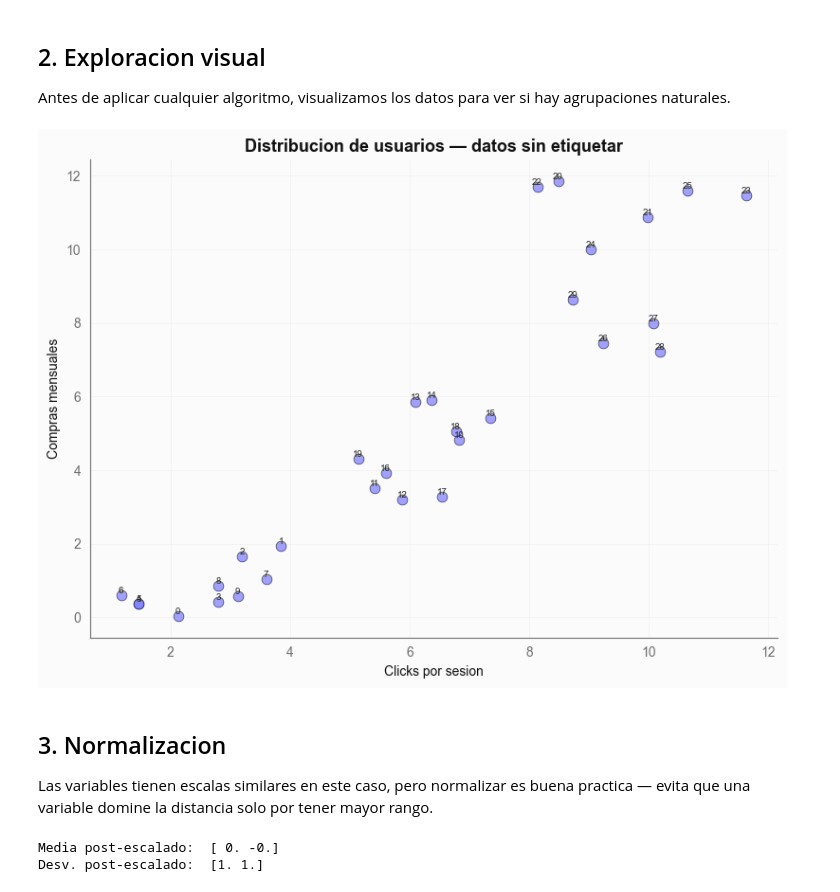
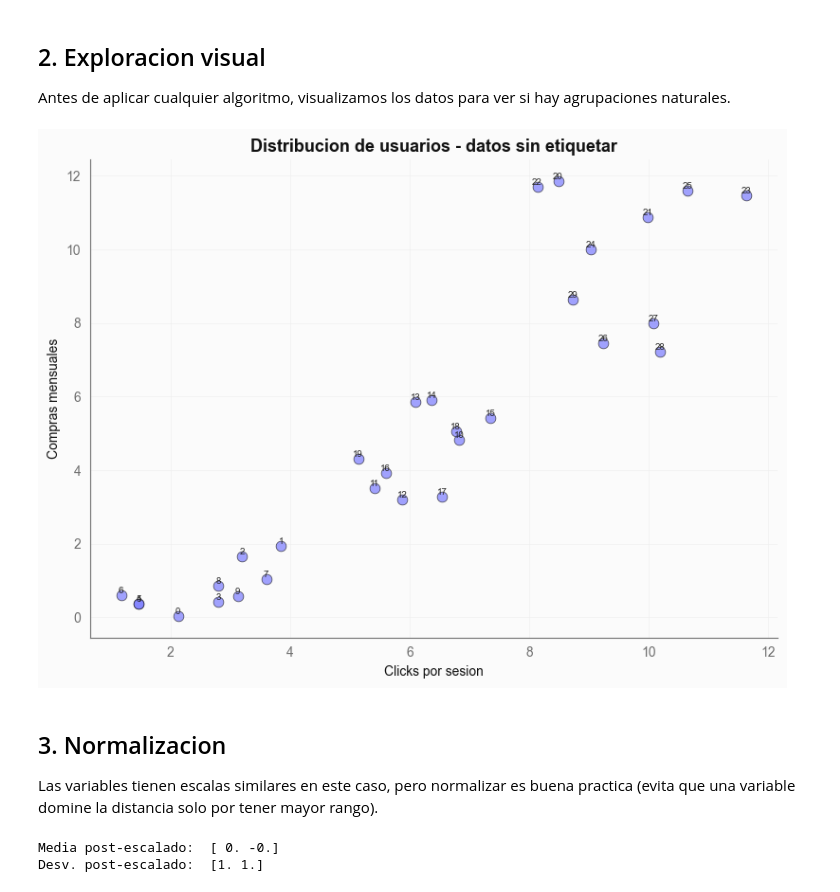
Before and after one commit to BORJAMOME/Data-Analytics-Portfolio, a Jupyter notebook: 03-Machine-Learning/02-no-supervisado/clustering/jerarquico/01-segmentacion-ecommerce/notebook.ipynb, the cells around one changed output. Cells and saved outputs as stored; diff of their text form; code cells hidden in the pictures.

```diff
--- a/03-Machine-Learning/02-no-supervisado/clustering/jerarquico/01-segmentacion-ecommerce/notebook.ipynb
+++ b/03-Machine-Learning/02-no-supervisado/clustering/jerarquico/01-segmentacion-ecommerce/notebook.ipynb
@@ -125,19 +121,19 @@ Antes de aplicar cualquier algoritmo, visualizamos los datos para ver si hay agr
 # %%
 fig, ax = plt.subplots(figsize=(8, 6))
 ax.scatter(df["Clicks_Sesion"], df["Compras_Mes"], color=PURPLE, s=60, alpha=0.7, edgecolors="k", linewidths=0.5)
 for i, row in df.iterrows():
     ax.annotate(str(i), (row["Clicks_Sesion"], row["Compras_Mes"]), fontsize=7, ha="center", va="bottom")
 ax.set_xlabel("Clicks por sesion")
 ax.set_ylabel("Compras mensuales")
-ax.set_title("Distribucion de usuarios — datos sin etiquetar")
+ax.set_title("Distribucion de usuarios - datos sin etiquetar")
 plt.tight_layout()
 plt.show()
 # %% [output]
-[figure, old version]
+[figure, new version]
 # %% [markdown]
 ## 3. Normalizacion
 
-Las variables tienen escalas similares en este caso, pero normalizar es buena practica — evita que una variable domine la distancia solo por tener mayor rango.
+Las variables tienen escalas similares en este caso, pero normalizar es buena practica (evita que una variable domine la distancia solo por tener mayor rango).
 # %%
 scaler = StandardScaler()
 X_scaled = scaler.fit_transform(df)
```
Also changed, not shown: parts of 5 cells of this notebook, 12 other files.
